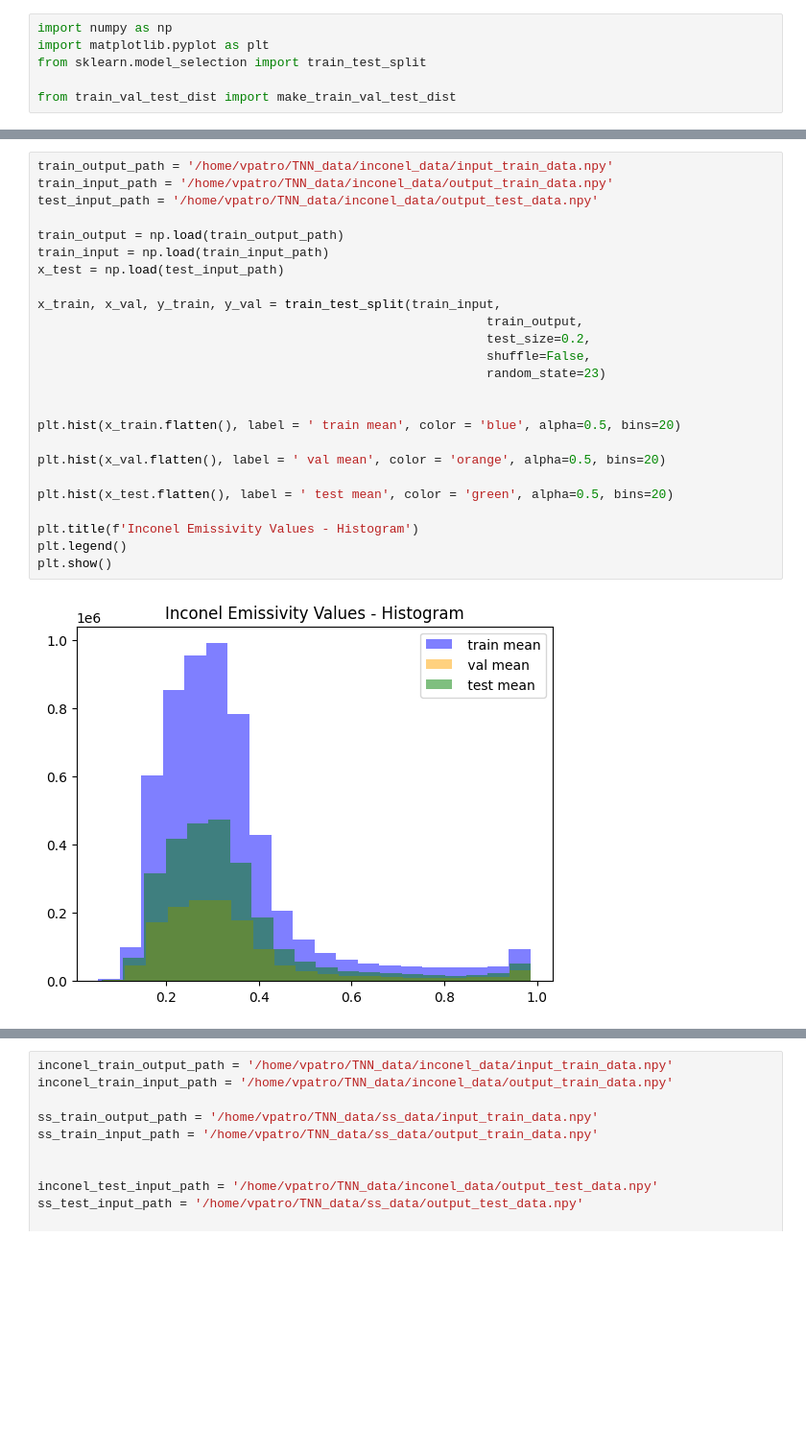
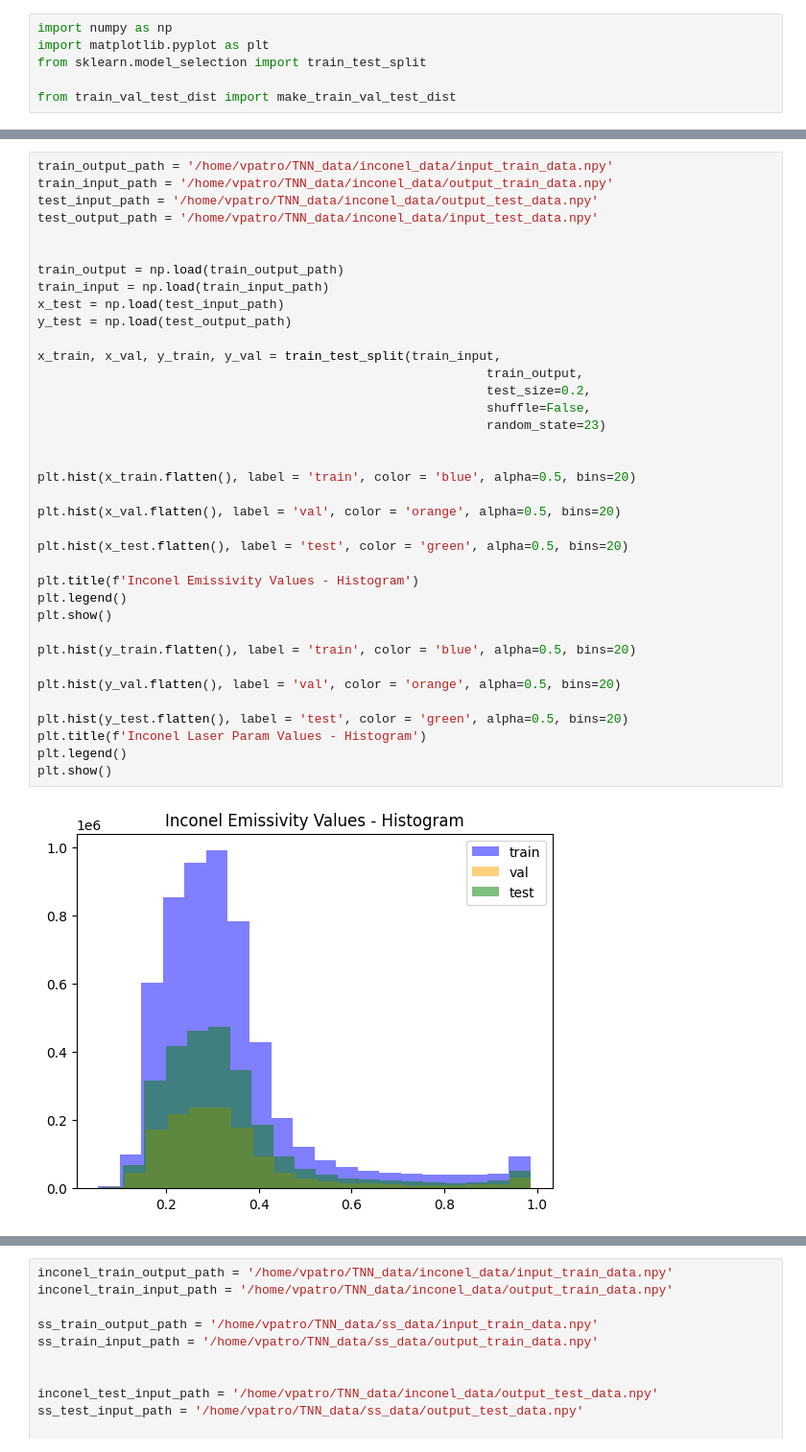
Before and after one commit to lukagrbcic/DLPhotonicSurfaces, a Jupyter notebook: TNN/data_analysis/inconel_ss_train_val_test.ipynb, the cells around one changed output, grey strips where cells are left out. Shown at 96% size. Drawn from its saved outputs; the diff is of its cells as text; blank space fills up the shorter version.

```diff
--- a/TNN/data_analysis/inconel_ss_train_val_test.ipynb
+++ b/TNN/data_analysis/inconel_ss_train_val_test.ipynb
@@ -21,27 +21,39 @@ x test: 15000 samples
 # %%
 train_output_path = '/home/vpatro/TNN_data/inconel_data/input_train_data.npy'
 train_input_path = '/home/vpatro/TNN_data/inconel_data/output_train_data.npy'
 test_input_path = '/home/vpatro/TNN_data/inconel_data/output_test_data.npy'
+test_output_path = '/home/vpatro/TNN_data/inconel_data/input_test_data.npy'
+
 
 train_output = np.load(train_output_path)
 train_input = np.load(train_input_path)
 x_test = np.load(test_input_path)
+y_test = np.load(test_output_path)
 
 x_train, x_val, y_train, y_val = train_test_split(train_input,
                                                             train_output,
                                                             test_size=0.2,
                                                             shuffle=False,
                                                             random_state=23)
 
 
-plt.hist(x_train.flatten(), label = ' train mean', color = 'blue', alpha=0.5, bins=20)
+plt.hist(x_train.flatten(), label = 'train', color = 'blue', alpha=0.5, bins=20)
 
-plt.hist(x_val.flatten(), label = ' val mean', color = 'orange', alpha=0.5, bins=20)
+plt.hist(x_val.flatten(), label = 'val', color = 'orange', alpha=0.5, bins=20)
 
-plt.hist(x_test.flatten(), label = ' test mean', color = 'green', alpha=0.5, bins=20)
+plt.hist(x_test.flatten(), label = 'test', color = 'green', alpha=0.5, bins=20)
 
 plt.title(f'Inconel Emissivity Values - Histogram')
 plt.legend()
 plt.show()
+
+plt.hist(y_train.flatten(), label = 'train', color = 'blue', alpha=0.5, bins=20)
+
+plt.hist(y_val.flatten(), label = 'val', color = 'orange', alpha=0.5, bins=20)
+
+plt.hist(y_test.flatten(), label = 'test', color = 'green', alpha=0.5, bins=20)
+plt.title(f'Inconel Laser Param Values - Histogram')
+plt.legend()
+plt.show()
 # %% [output]
-[figure, old version]
+[figure, new version]
```
Also changed, not shown: parts of 4 cells of this notebook, 12 other files.
